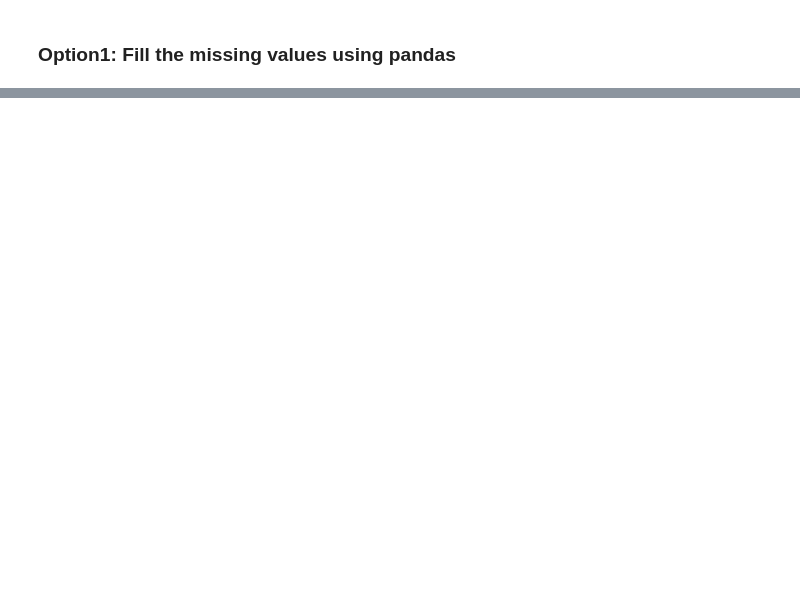
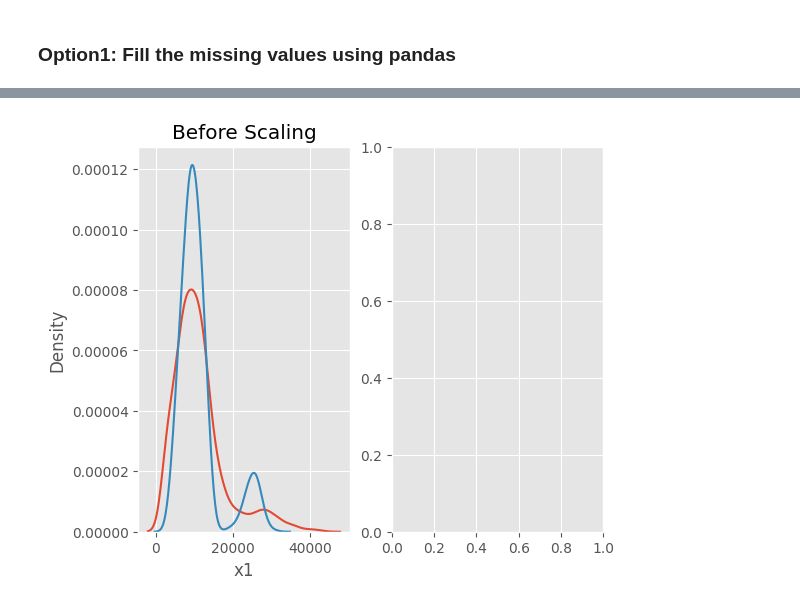
Before and after one commit to abasu1996/intelligentMe, a Jupyter notebook: python-ai-cloud/Untitled.ipynb, the cells around one changed output, grey strips where cells are left out. Drawn from its saved outputs; the diff is of its cells as text; code cells hidden in the pictures; blank space fills up the shorter version.

```diff
--- a/python-ai-cloud/Untitled.ipynb
+++ b/python-ai-cloud/Untitled.ipynb
@@ -195,0 +417,7 @@ car_sales_missing["Colour"].fillna("missing",inplace=True)
+# %%
+%matplotlib inline
+matplotlib.style.use('ggplot')
+# %%
+np.random.seed(1)
+plot_dataFrame = pd.read_csv("data/comparison.csv")
+plot_dataFrame.head()
@@ -195,0 +431,7 @@ car_sales_missing["Colour"].fillna("missing",inplace=True)
+# %%
+plot_data = pd.DataFrame({
+    'x1':plot_dataFrame["Actual"],
+    'x2':plot_dataFrame["Predicted"]
+
+})
+plot_data
@@ -195,0 +452,8 @@ car_sales_missing["Colour"].fillna("missing",inplace=True)
+# %%
+fig, (ax1, ax2) = plt.subplots(ncols=2,figsize=(6,5))
+ax1.set_title("Before Scaling")
+sns.kdeplot(plot_data['x1'],ax=ax1)
+sns.kdeplot(plot_data['x2'],ax=ax1)
+scaler = preprocessing.StandardScaler()
+# %% [output]
+[figure, added]
```
Also changed, not shown: parts of 46 cells of this notebook, 13 other files.
